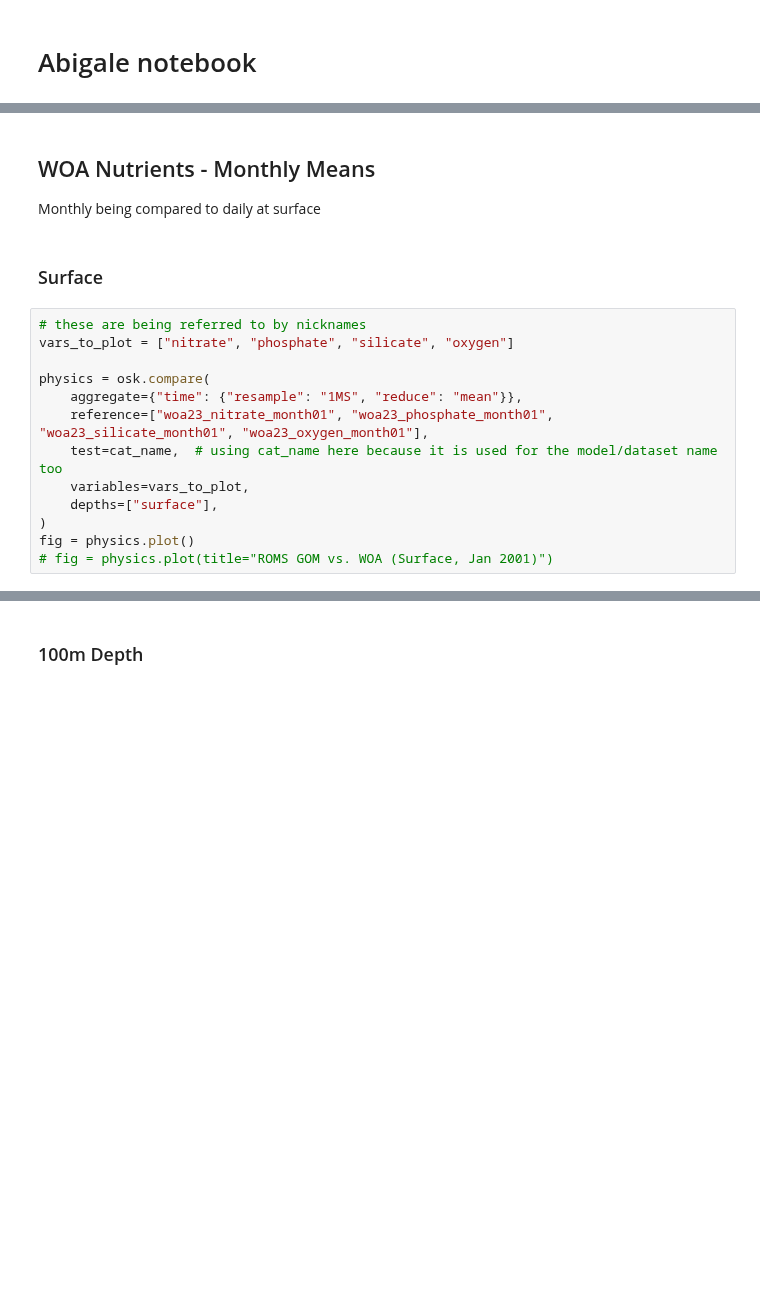
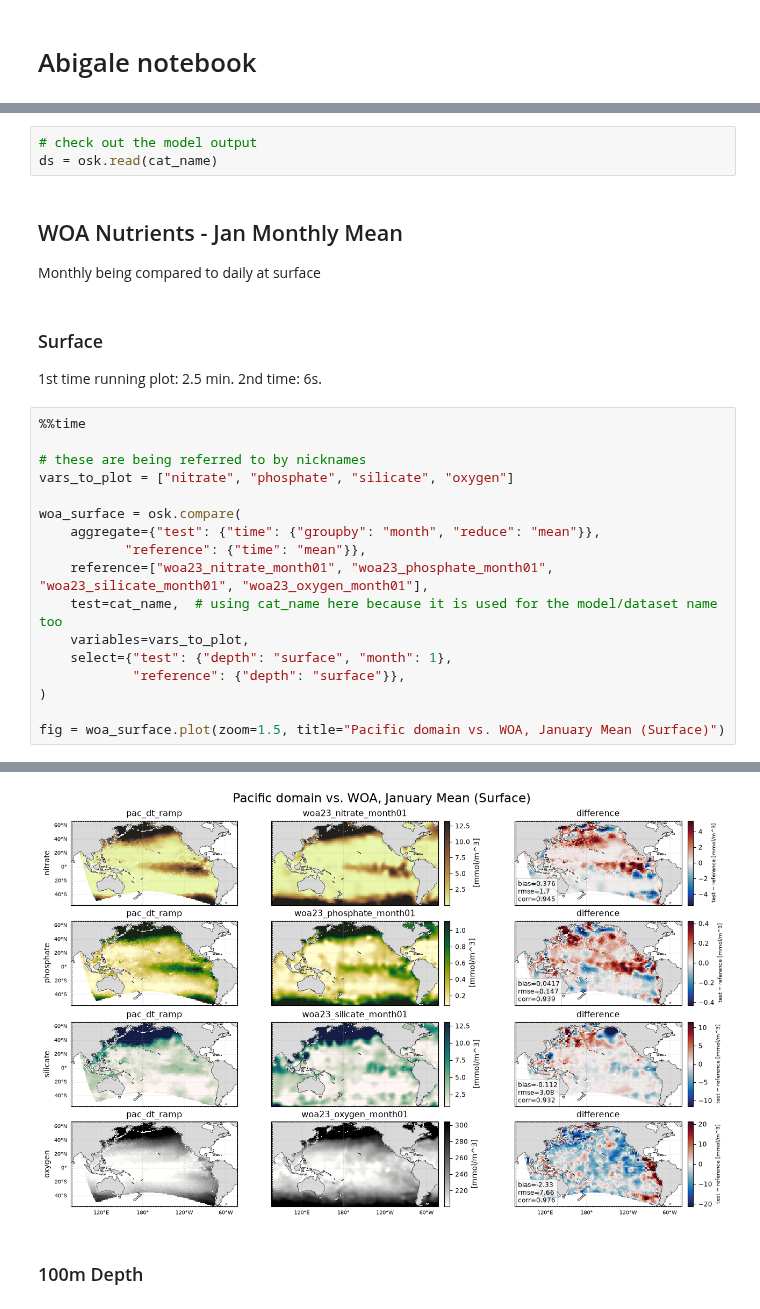
Before and after one commit to CWorthy-ocean/ocean-skill, a Jupyter notebook: docs/Abigale_plots.ipynb, the cells around one changed output, grey strips where cells are left out. Saved outputs shown, nothing was run; the diff lists cells and outputs as text; blank space fills up the shorter version.

```diff
--- a/docs/Abigale_plots.ipynb
+++ b/docs/Abigale_plots.ipynb
@@ -23,19 +27,29 @@ build_catalog(refs, f"catalogs/{cat_name}.yaml", title=cat_name)
+# %%
+# check out the model output
+ds = osk.read(cat_name)
 # %% [markdown]
-## WOA Nutrients - Monthly Means
+## WOA Nutrients - Jan Monthly Mean
 
 Monthly being compared to daily at surface
 # %% [markdown]
 ### Surface
+
+1st time running plot: 2.5 min. 2nd time: 6s.
 # %%
+%%time
+
 # these are being referred to by nicknames
 vars_to_plot = ["nitrate", "phosphate", "silicate", "oxygen"]
 
-physics = osk.compare(
-    aggregate={"time": {"resample": "1MS", "reduce": "mean"}},
+woa_surface = osk.compare(
+    aggregate={"test": {"time": {"groupby": "month", "reduce": "mean"}},
+           "reference": {"time": "mean"}},
     reference=["woa23_nitrate_month01", "woa23_phosphate_month01", "woa23_silicate_month01", "woa23_oxygen_month01"],
     test=cat_name,  # using cat_name here because it is used for the model/dataset name too
     variables=vars_to_plot,
-    depths=["surface"],
+    select={"test": {"depth": "surface", "month": 1},
+            "reference": {"depth": "surface"}},
 )
-fig = physics.plot()
-# fig = physics.plot(title="ROMS GOM vs. WOA (Surface, Jan 2001)")
+
+fig = woa_surface.plot(zoom=1.5, title="Pacific domain vs. WOA, January Mean (Surface)")
+# %% [output]
@@ -42,2 +58,3 @@ fig = physics.plot()
+[figure, added]
 # %% [markdown]
 ### 100m Depth
```
Also changed, not shown: parts of 30 cells of this notebook.
